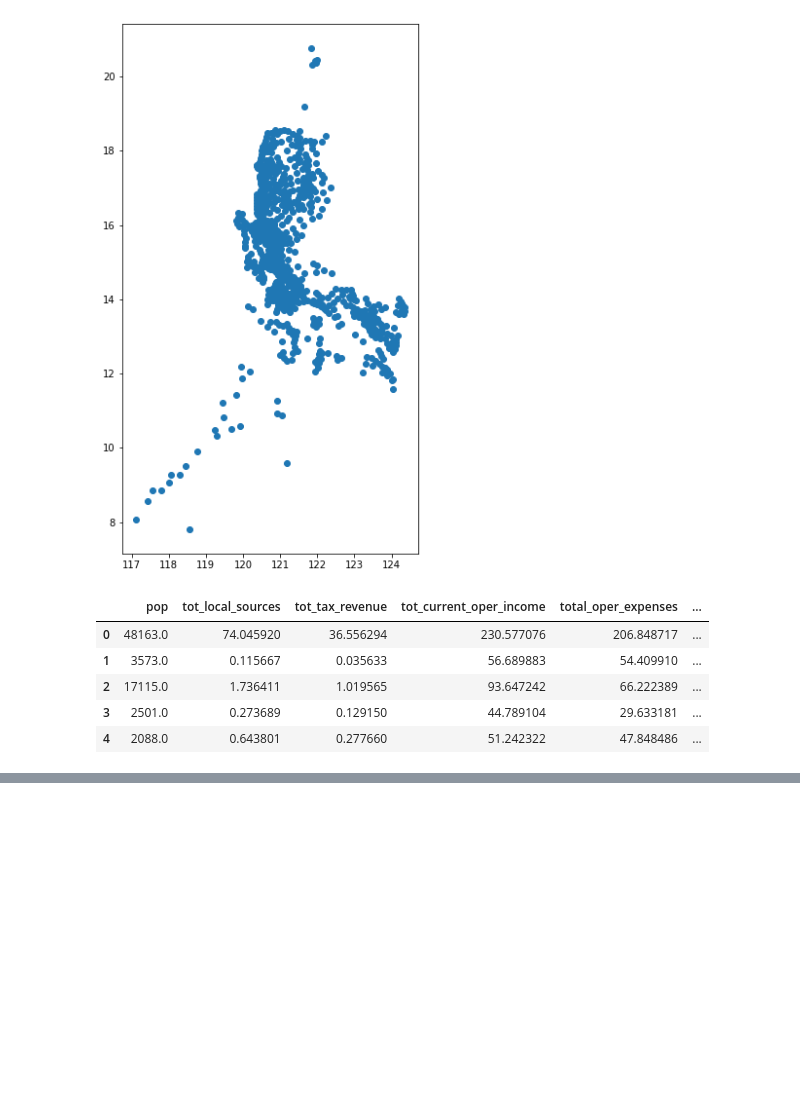
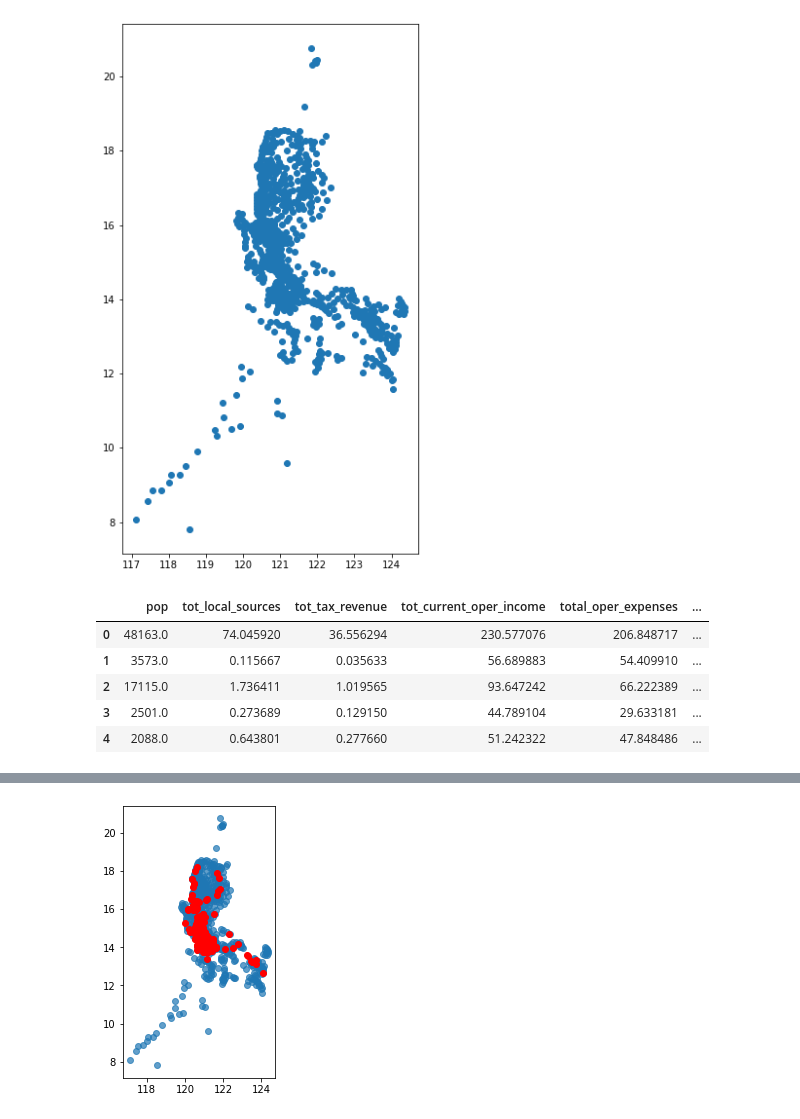
Before and after one commit to ralphcaubalejo/Geospatial-Analysis-Project, a Jupyter notebook: substation_jojie.ipynb, the cells around one changed output, grey strips where cells are left out. Cells and saved outputs as stored; diff of their text form; code cells hidden in the pictures; blank space fills up the shorter version.

```diff
--- a/substation_jojie.ipynb
+++ b/substation_jojie.ipynb
@@ -129,0 +128,5 @@ gdf_pop.drop(['centroid','shp_province','shp_municipality'],axis=1).to_csv('cent
+# %%
+overpass = Overpass()
+query = overpassQueryBuilder(area=areaId, elementType='way', selector='"power"="substation"', includeGeometry=True,out='body')
+result = overpass.query(query)
+result.countElements()
@@ -129,0 +135,13 @@ gdf_pop.drop(['centroid','shp_province','shp_municipality'],axis=1).to_csv('cent
+# %%
+df_subs = pd.DataFrame(columns=['id','name','geom'])
+for y,x in enumerate(result.elements()):
+    list1 = []
+    try:
+        geo = gpd.read_file(str(x.geometry()))['geometry'][0]
+        df_subs.loc[y] = [x.id(),x.tag('name'),geo]
+    except:
+        print(x.tag('name'))
+        pass
+# %%
+gdf_subs = gpd.GeoDataFrame(df_subs, geometry=df_subs.geom)
+gdf_subs.head()
@@ -129,0 +155,11 @@ gdf_pop.drop(['centroid','shp_province','shp_municipality'],axis=1).to_csv('cent
+# %%
+subs_luzon = gpd.overlay(gdf, gdf_subs, how='intersection')[['name','geometry']]
+subs_luzon['centroid'] = subs_luzon.centroid
+subs_luzon = subs_luzon[['name','centroid']]
+subs_luzon  = gpd.GeoDataFrame(subs_luzon , geometry=subs_luzon.centroid)
+
+#dropping none values of substation names
+
+subs_luzon = subs_luzon[~subs_luzon['name'].isnull()]
+subs_luzon['matchingname1'] = subs_luzon['name'].str.replace(' Substation','').str.lower()
+subs_luzon.head()
@@ -129,0 +173,6 @@ gdf_pop.drop(['centroid','shp_province','shp_municipality'],axis=1).to_csv('cent
+# %%
+fig,ax = plt.subplots(1,1,figsize=(5,5))
+gdf_pop.plot(ax=ax,alpha=0.7)
+subs_luzon.plot(ax=ax,color='red');
+# %% [output]
+[figure, added]
```
Also changed, not shown: parts of 30 cells of this notebook.
